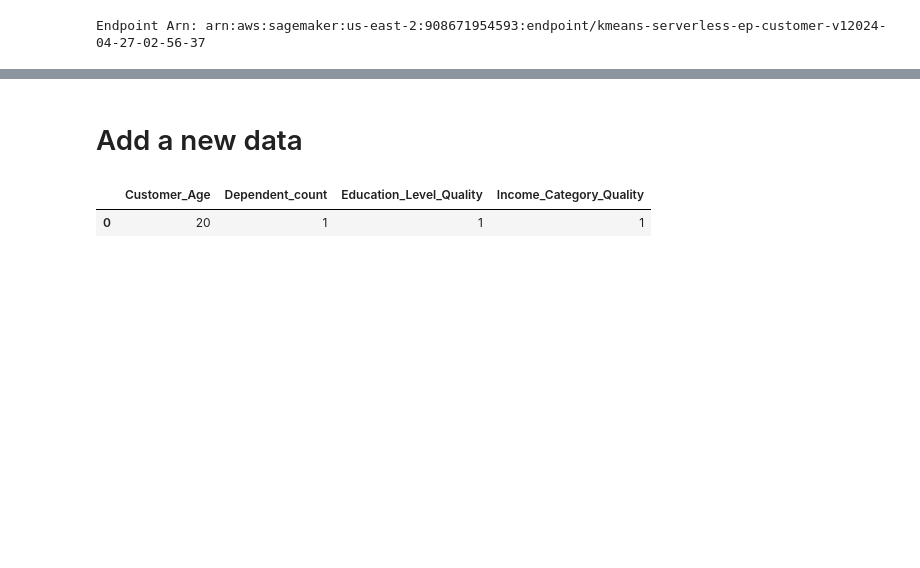
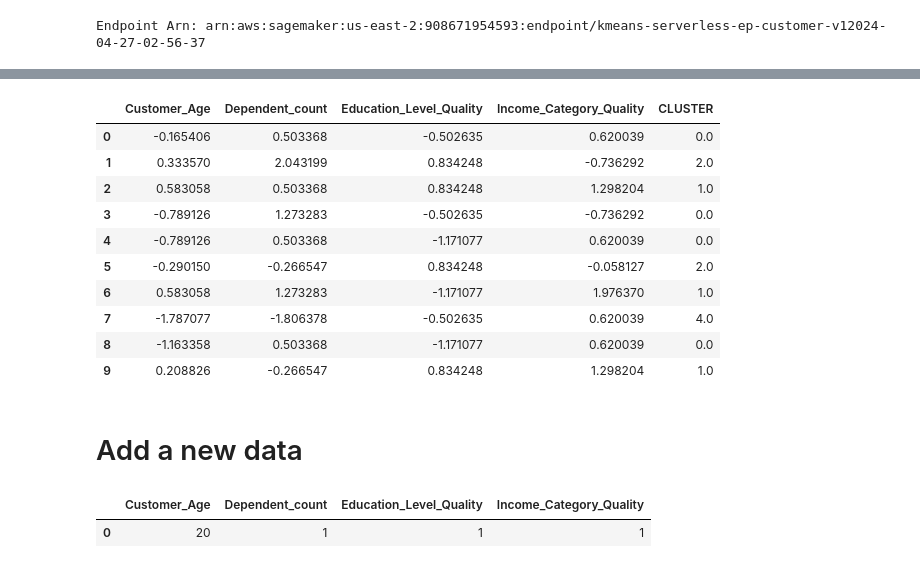
Before and after one commit to eliezerraj/sagemaker-customer-classification, a Jupyter notebook: 02-build-model.ipynb, the cells around one changed output, grey strips where cells are left out. Cells and saved outputs as stored; diff of their text form; code cells hidden in the pictures; blank space fills up the shorter version.

```diff
--- a/02-build-model.ipynb
+++ b/02-build-model.ipynb
@@ -214,3 +231,22 @@ df_result_final.head(10)
+# %%
+df_inference_train = pd.read_csv(train_data_file, names=['Customer_Age',
+                                                      'Dependent_count',
+                                                      'Education_Level_Quality',
+                                                      'Income_Category_Quality'])
+df_inference_train["CLUSTER"] = clusters
+df_inference_train.head(10)
+# %% [output]
+|  | Customer_Age | Dependent_count | Education_Level_Quality | Income_Category_Quality | CLUSTER |
+| 0 | -0.165406 | 0.503368 | -0.502635 | 0.620039 | 0.0 |
+| 1 | 0.333570 | 2.043199 | 0.834248 | -0.736292 | 2.0 |
+| 2 | 0.583058 | 0.503368 | 0.834248 | 1.298204 | 1.0 |
+| 3 | -0.789126 | 1.273283 | -0.502635 | -0.736292 | 0.0 |
+| 4 | -0.789126 | 0.503368 | -1.171077 | 0.620039 | 0.0 |
+| 5 | -0.290150 | -0.266547 | 0.834248 | -0.058127 | 2.0 |
+| 6 | 0.583058 | 1.273283 | -1.171077 | 1.976370 | 1.0 |
+| 7 | -1.787077 | -1.806378 | -0.502635 | 0.620039 | 4.0 |
+| 8 | -1.163358 | 0.503368 | -1.171077 | 0.620039 | 0.0 |
+| 9 | 0.208826 | -0.266547 | 0.834248 | 1.298204 | 1.0 |
 # %% [markdown]
 # Add a new data
 # %%
```
Also changed, not shown: parts of 20 cells of this notebook, 7 other files.
